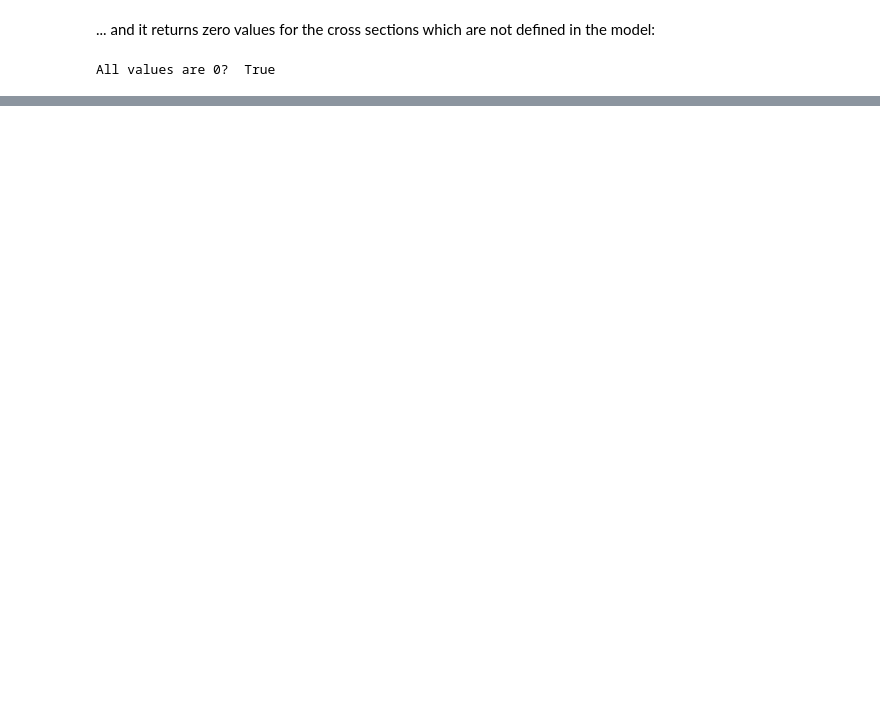
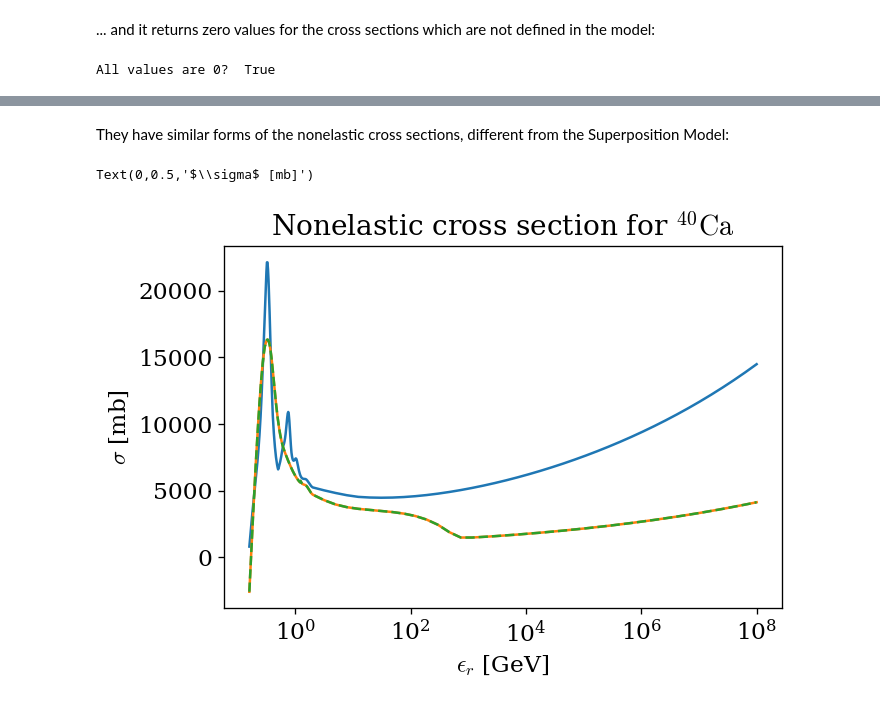
Before and after one commit to mohller/AstroPhoMes, a Jupyter notebook: examples/Howto_example.ipynb, the cells around one changed output, grey strips where cells are left out. Drawn from its saved outputs; the diff is of its cells as text; code cells hidden in the pictures; blank space fills up the shorter version.

Commit message:
Updated example with figure of nonel cross sections of EM and RDM

```diff
--- a/examples/Howto_example.ipynb
+++ b/examples/Howto_example.ipynb
@@ -84,5 +85,6 @@ The class is named *EmpiricalModel* ...
 The class is named *ResidualDecayModel* ...
 # %%
 em = EmpiricalModel()
+rdm = ResidualDecayModel()
 # %% [output]
 EmpiricalModel::__init__(): Using Universal-function is on.
@@ -89,0 +97,13 @@ NameError: global name 'config' is not defined
+# %% [markdown]
+They have similar forms of the nonelastic cross sections, different from the Superposition Model:
+# %%
+plt.semilogx(*spm.cs_nonel(4020), label='SpM')
+plt.semilogx(*em.cs_nonel(4020), label='EM')
+plt.semilogx(*rdm.cs_nonel(4020), ls='--', label='RDM')
+
+plt.title(r'Nonelastic cross section for $\rm ^{40}Ca$')
+plt.xlabel(r'$\epsilon_r$ [GeV]')
+plt.ylabel(r'$\sigma$ [mb]')
+# %% [output]
+Text(0,0.5,'$\\sigma$ [mb]')
+[figure, added]
```
Also changed, not shown: parts of 8 cells of this notebook.
